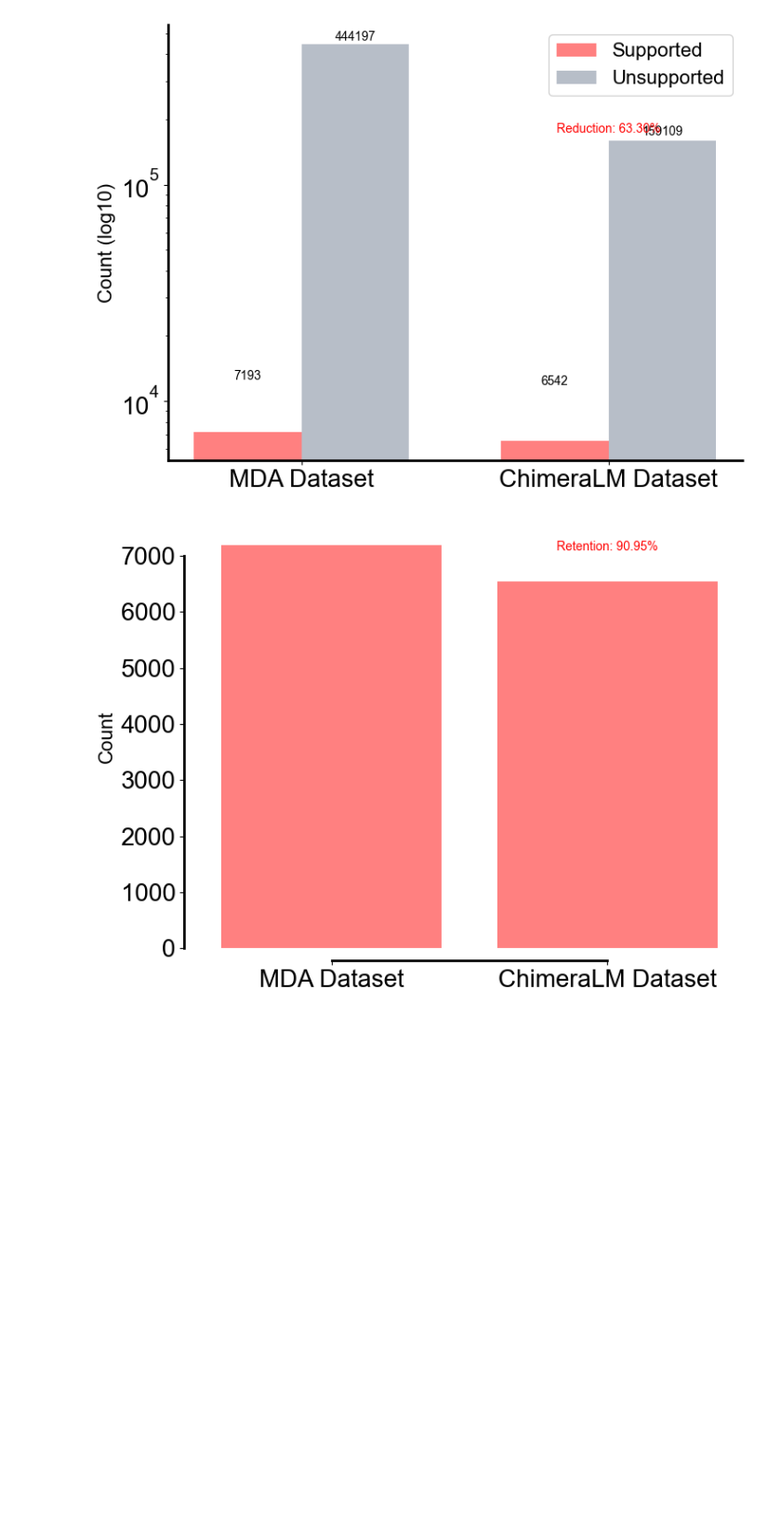
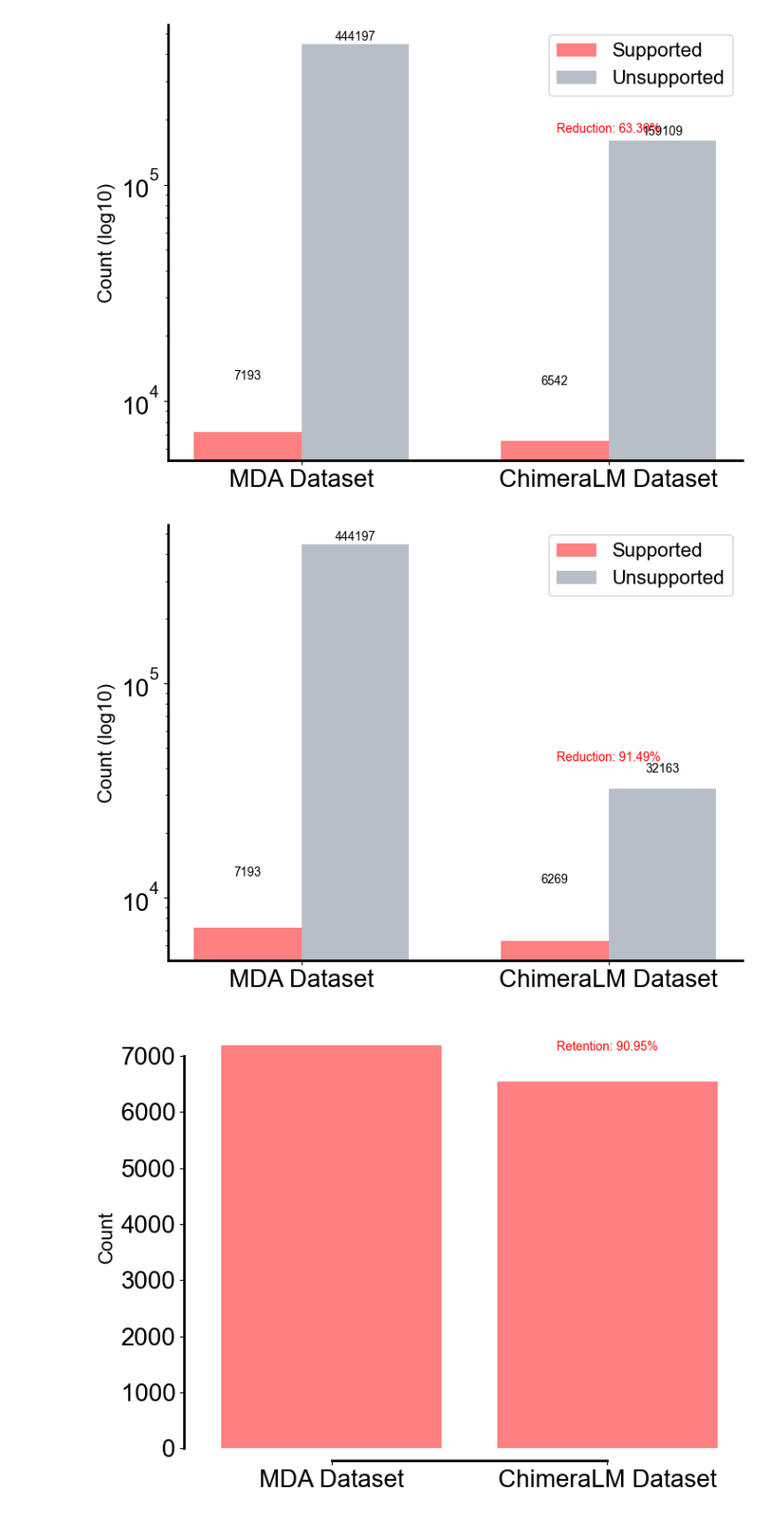
Before and after one commit to cauliyang/chimeralm_paper, a Jupyter notebook: figures/draw_figures.ipynb, the cells around one changed output. Shown at 93% size. Saved outputs shown, nothing was run; the diff lists cells and outputs as text; code cells hidden in the pictures; blank space fills up the shorter version.

Commit message:
fig: revise all figures

```diff
--- a/figures/draw_figures.ipynb
+++ b/figures/draw_figures.ipynb
@@ -317,6 +317,10 @@ draw_group_bar_chart(
 )
 # %% [output]
 [figure]
+# %%
+draw_group_bar_chart(hyena_mk1c_data, ["Supported", "Unsupported"], log_scale=True,  file_name="hyena_mk1c_group_bar_chart.pdf
+# %% [output]
+[figure, added]
 # %%
 draw_support_bar_chart(cnn_mk1c_data, ["Supported", "Unsupported"], "cnn_mk1c_support.pdf")
 # %% [output]
```
Also changed, not shown: parts of 4 cells of this notebook, 14 other files.
